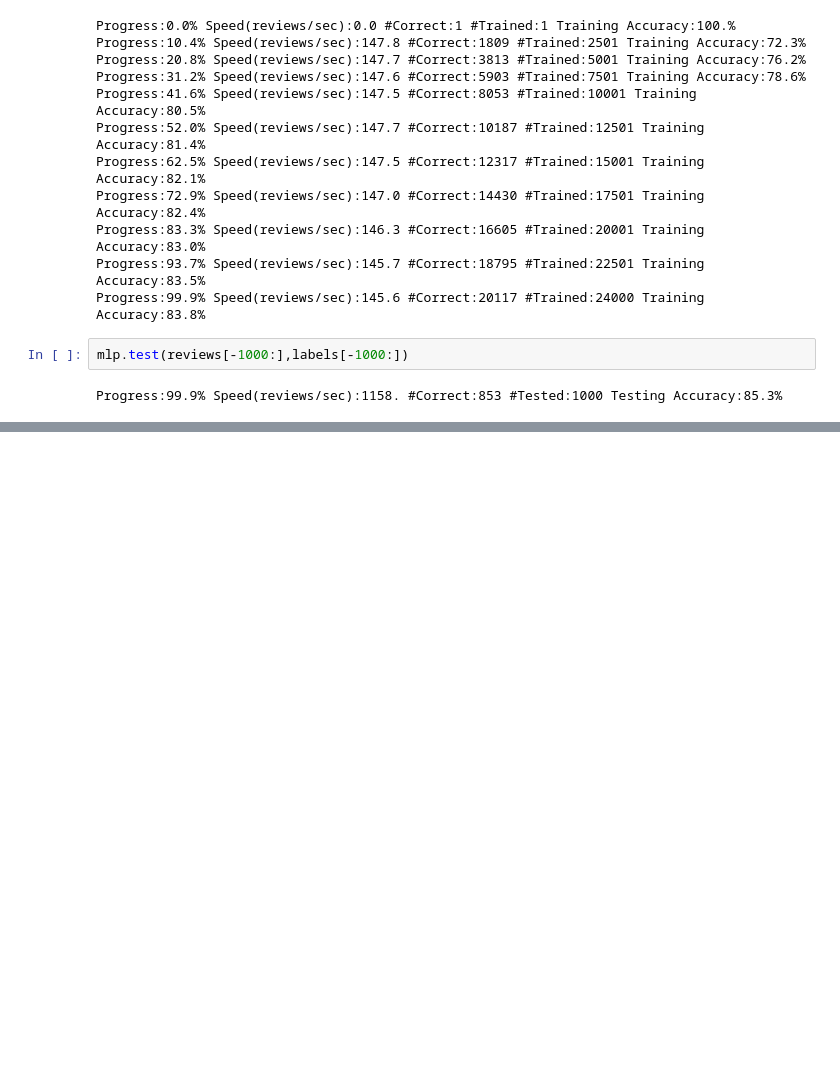
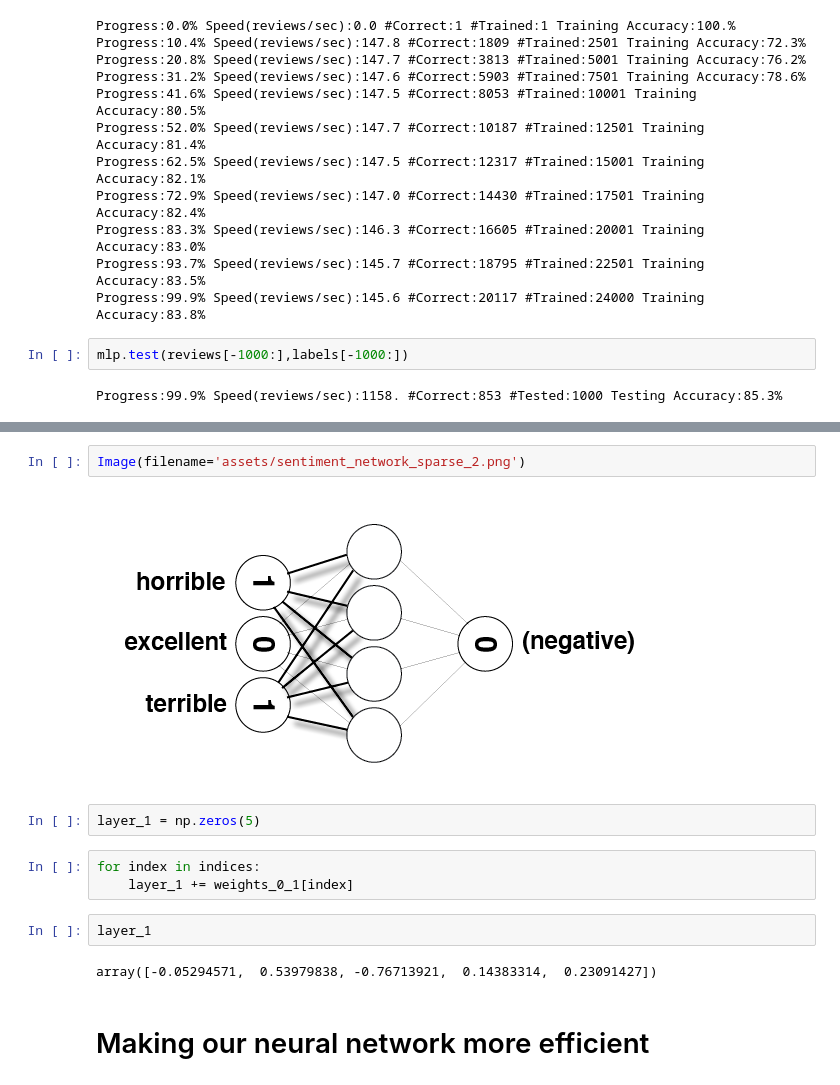
Before and after one commit to WolverineXR/Sentiment-Analysis, a Jupyter notebook: Sentiment Classification Project.ipynb, the cells around one changed output, grey strips where cells are left out. Drawn from its saved outputs; the diff is of its cells as text; blank space fills up the shorter version.

```diff
--- a/Sentiment Classification Project.ipynb
+++ b/Sentiment Classification Project.ipynb
@@ -723,0 +747,15 @@ Progress:99.9% Speed(reviews/sec):1158. #Correct:853 #Tested:1000 Testing Accura
+# %%
+Image(filename='assets/sentiment_network_sparse_2.png')
+# %% [output]
+[figure, added]
+# %%
+layer_1 = np.zeros(5)
+# %%
+for index in indices:
+    layer_1 += weights_0_1[index]
+# %%
+layer_1
+# %% [output]
+array([-0.05294571,  0.53979838, -0.76713921,  0.14383314,  0.23091427])
+# %% [markdown]
+# Making our neural network more efficient
```
Also changed, not shown: parts of 17 cells of this notebook, 2 other files.
